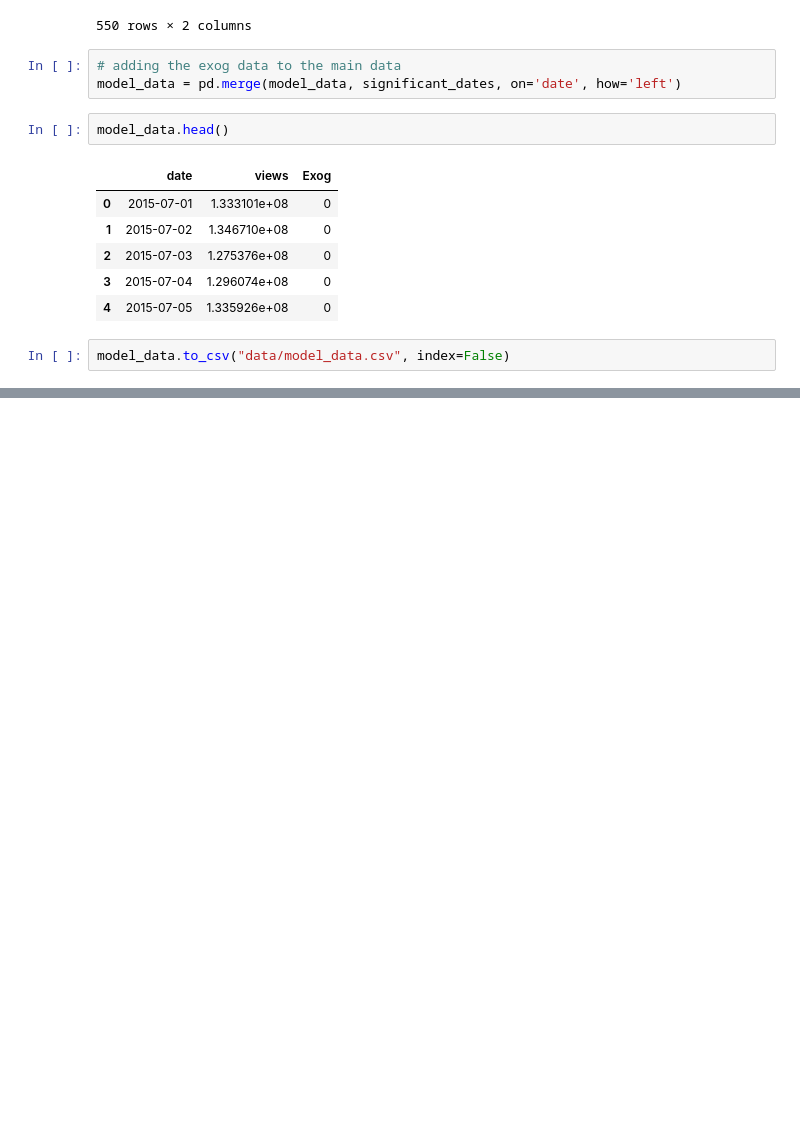
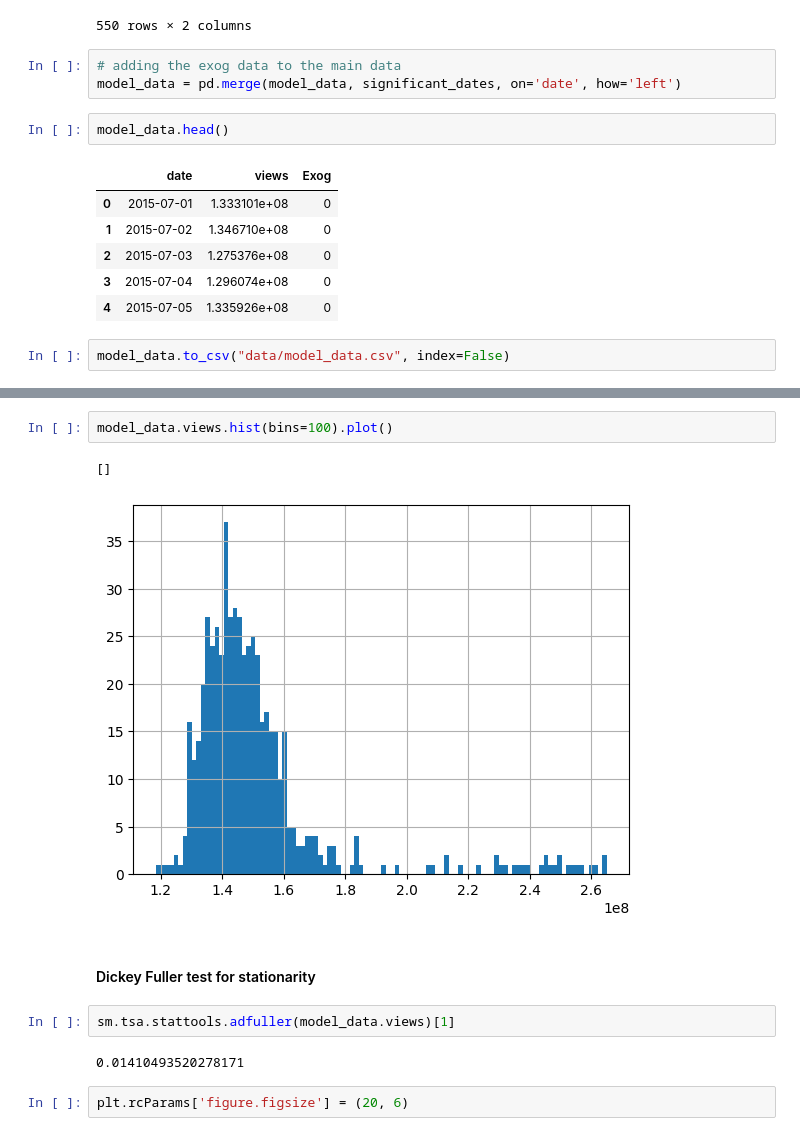
Before and after one commit to psykick-21/time-series-analysis, a Jupyter notebook: notebook.ipynb, the cells around one changed output, grey strips where cells are left out. Saved outputs shown, nothing was run; the diff lists cells and outputs as text; blank space fills up the shorter version.

```diff
--- a/notebook.ipynb
+++ b/notebook.ipynb
@@ -206,0 +234,13 @@ model_data.to_csv("data/model_data.csv", index=False)
+# %%
+model_data.views.hist(bins=100).plot()
+# %% [output]
+[]
+[figure, added]
+# %% [markdown]
+#### Dickey Fuller test for stationarity
+# %%
+sm.tsa.stattools.adfuller(model_data.views)[1]
+# %% [output]
+0.01410493520278171
+# %%
+plt.rcParams['figure.figsize'] = (20, 6)
```
Also changed, not shown: parts of 22 cells of this notebook, 1 other file.
